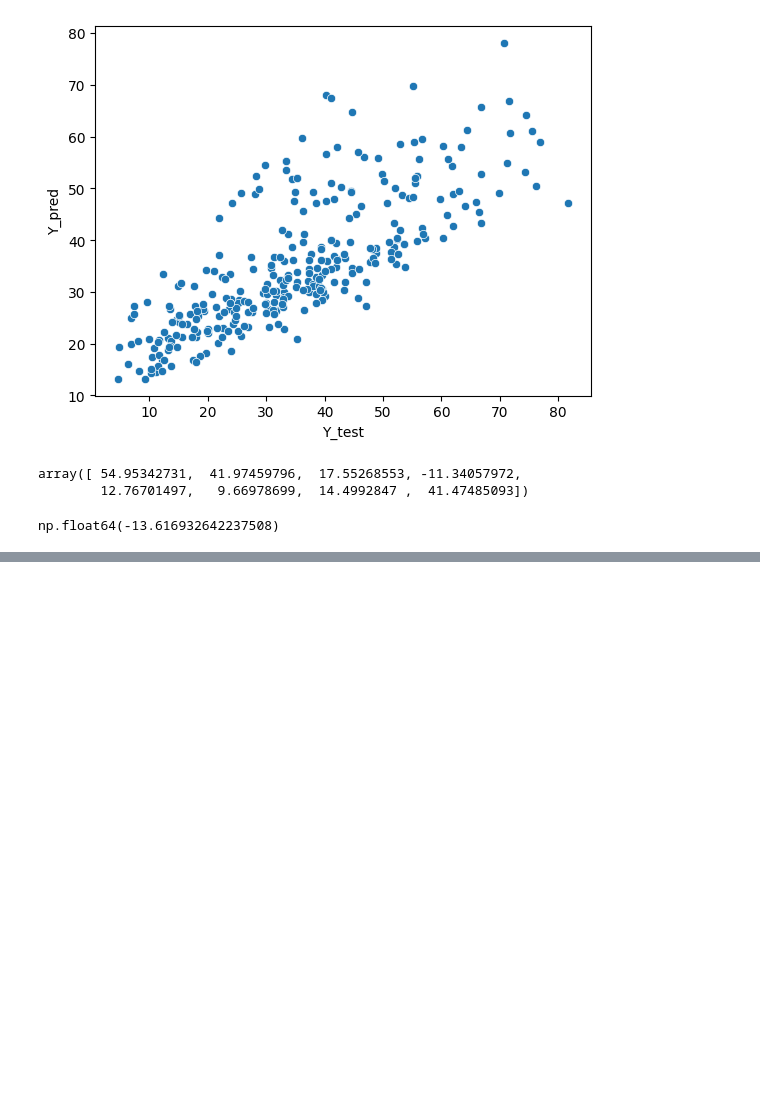
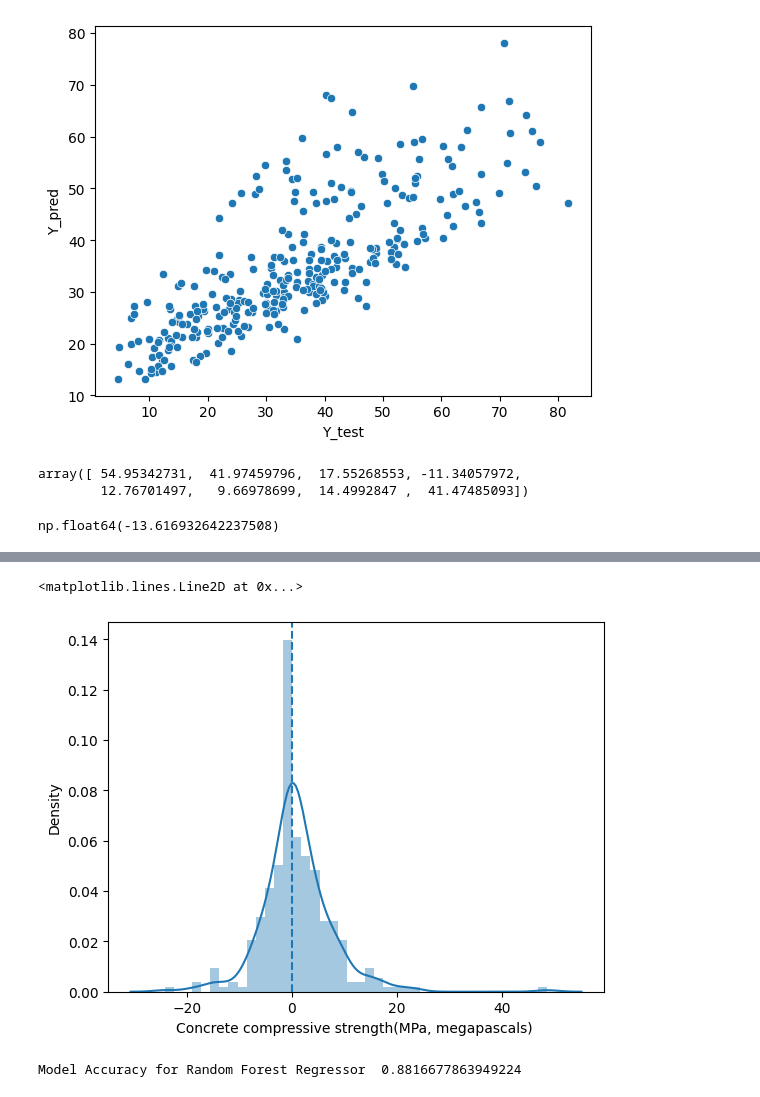
Before and after one commit to deva457/CementPrediction_Model, a Jupyter notebook: Model.ipynb, the cells around one changed output, grey strips where cells are left out. Saved outputs shown, nothing was run; the diff lists cells and outputs as text; code cells hidden in the pictures; blank space fills up the shorter version.

```diff
--- a/Model.ipynb
+++ b/Model.ipynb
@@ -252,0 +277,16 @@ np.float64(-13.616932642237508)
+# %%
+sns.distplot(y_test-y_pred_DT)
+plt.axvline(0,linestyle = '--')
+# %% [output]
+<matplotlib.lines.Line2D at 0x...>
+[figure, added]
+# %%
+# Random forest Regressor
+from sklearn.ensemble import RandomForestRegressor
+
+
+RF = RandomForestRegressor().fit(X_train,y_train)
+y_pred_RF = RF.predict(X_test)
+print('Model Accuracy for Random Forest Regressor ',r2_score(y_test,y_pred_RF))
+# %% [output]
+Model Accuracy for Random Forest Regressor  0.8816677863949224
```
Also changed, not shown: parts of 9 cells of this notebook, 1 other file.
